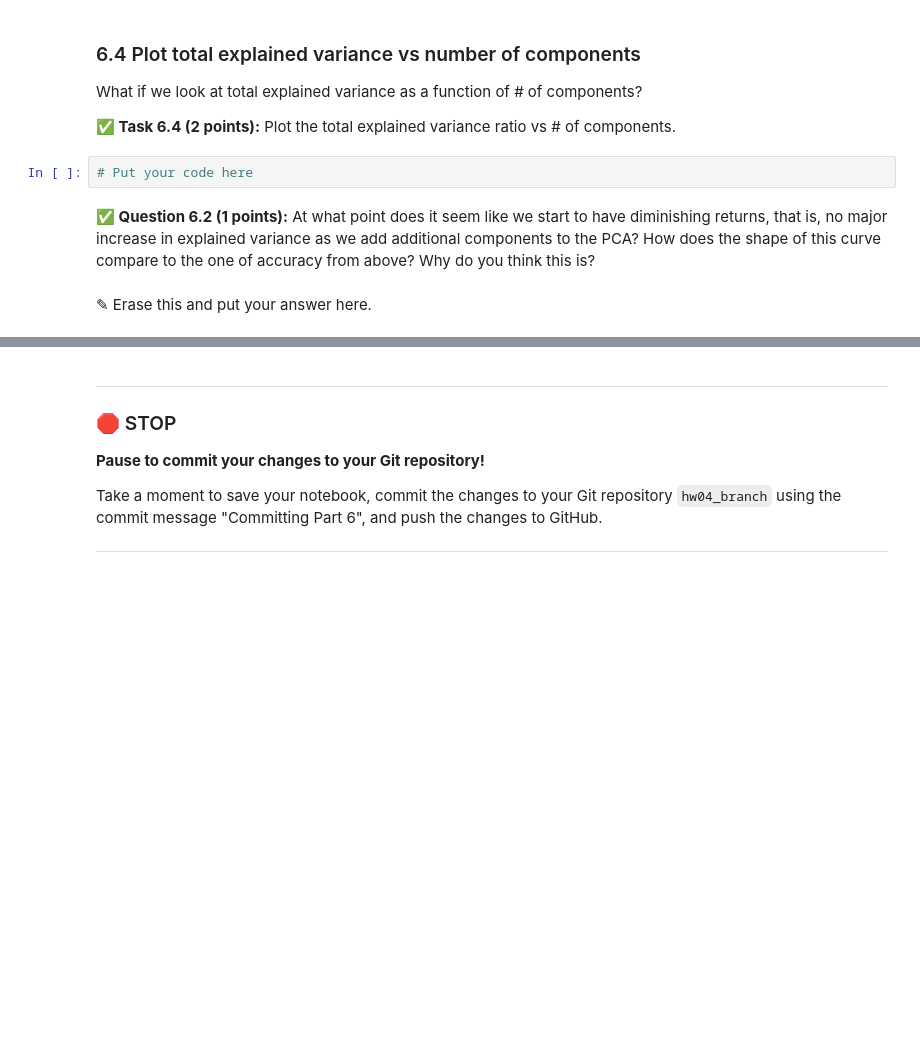
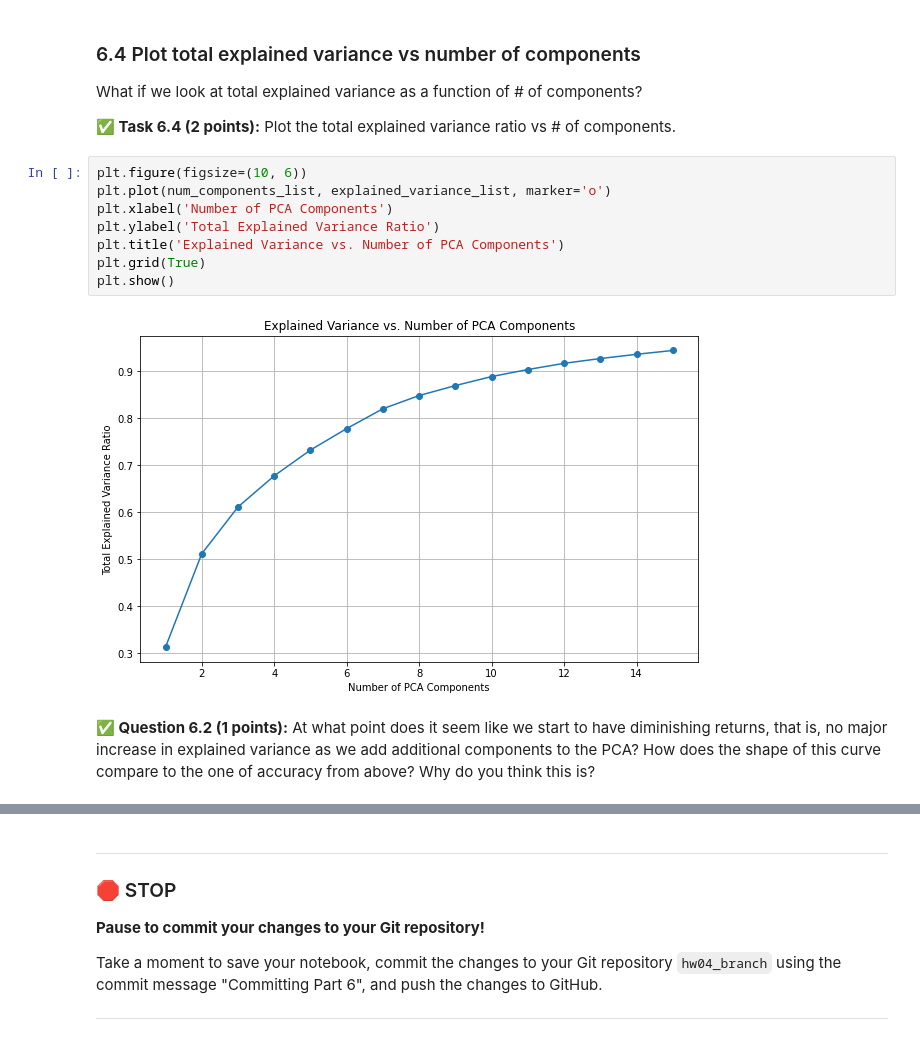
Before and after one commit to JScheble/CMSE202-f23-turnin, a Jupyter notebook: hw-04/HW-04_PerceptronSVMandPCA-STUDENT.ipynb, the cells around one changed output, grey strips where cells are left out. Saved outputs shown, nothing was run; the diff lists cells and outputs as text; blank space fills up the shorter version.

```diff
--- a/hw-04/HW-04_PerceptronSVMandPCA-STUDENT.ipynb
+++ b/hw-04/HW-04_PerceptronSVMandPCA-STUDENT.ipynb
@@ -605,9 +655,15 @@ Now that we have those numbers, it makes sense to look at the accuracy vs # of c
 What if we look at total explained variance as a function of # of components?
 
 **&#9989; Task 6.4 (2 points):** Plot the total explained variance ratio vs # of components.
-# %%
-# Put your code here
+# %%
+plt.figure(figsize=(10, 6))
+plt.plot(num_components_list, explained_variance_list, marker='o')
+plt.xlabel('Number of PCA Components')
+plt.ylabel('Total Explained Variance Ratio')
+plt.title('Explained Variance vs. Number of PCA Components')
+plt.grid(True)
+plt.show()
+# %% [output]
+[figure, added]
 # %% [markdown]
 **&#9989; Question 6.2 (1 points):** At what point does it seem like we start to have diminishing returns, that is, no major increase in explained variance as we add additional components to the PCA? How does the shape of this curve compare to the one of accuracy from above? Why do you think this is?
-# %% [markdown]
-<font size=+3>&#9998;</font> Erase this and put your answer here.
```
Also changed, not shown: parts of 11 cells of this notebook.
